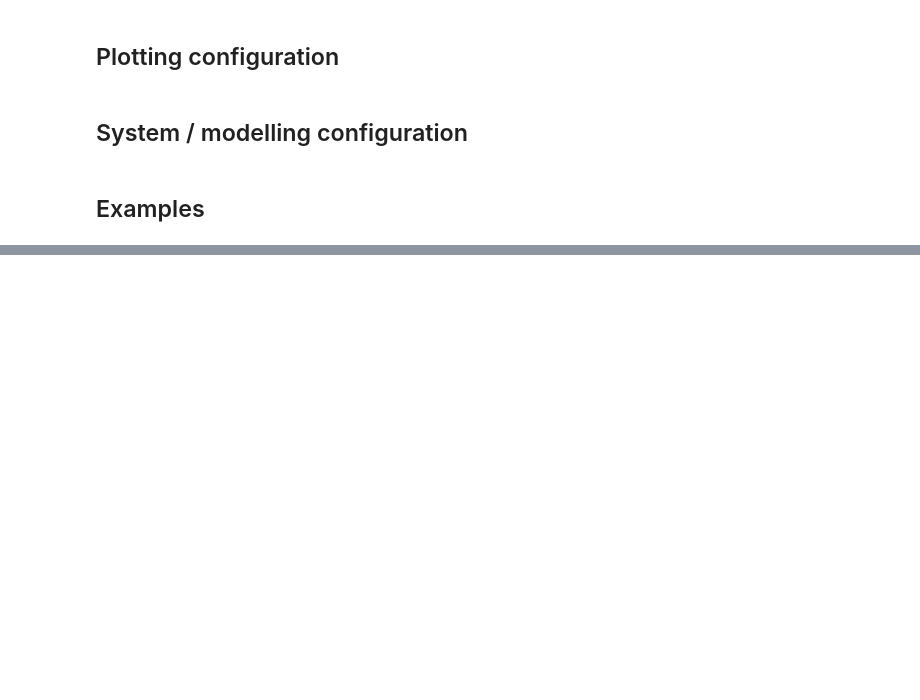
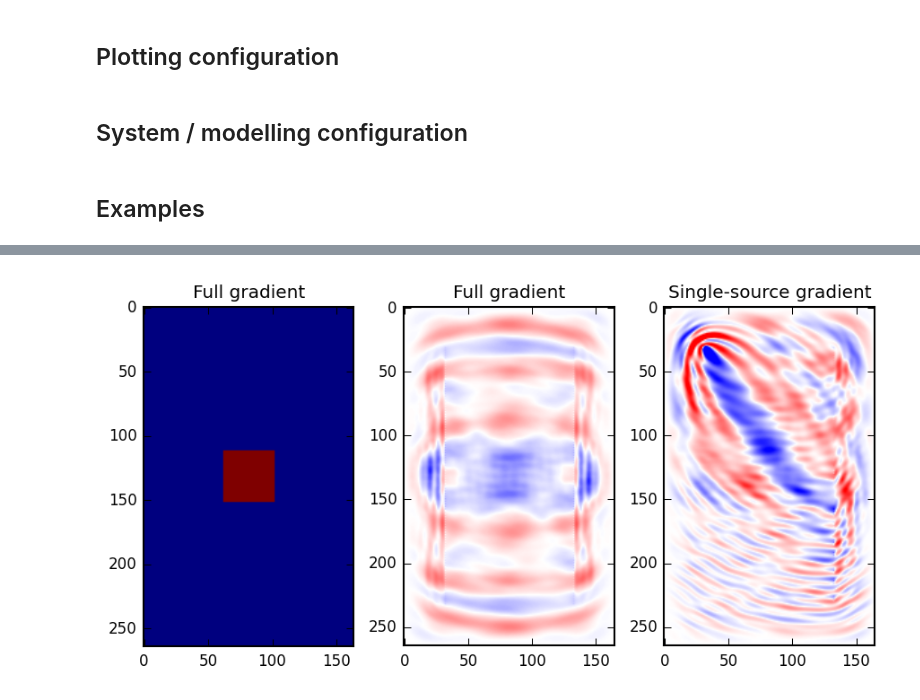
Before and after one commit to uwoseis/zephyr, a Jupyter notebook: New Parallel Tests.ipynb, the cells around one changed output, grey strips where cells are left out. Drawn from its saved outputs; the diff is of its cells as text; code cells hidden in the pictures; blank space fills up the shorter version.

Commit message:
Initial gradient formation for 2.5D problem.

```diff
--- a/New Parallel Tests.ipynb
+++ b/New Parallel Tests.ipynb
@@ -131,0 +142,14 @@ data1.shape
+# %%
+%%time
+fields = []
+data = []
+for isrc in xrange(nsrc):
+    lfield, ldat = forward25D(isrc)
+    fields.append(lfield)
+    data.append(ldat)
+data = np.array(data)
+
+# source receiver
+dFlat = data
+fFlat = fields
+dResid = dFlat - dTrue
@@ -131,0 +159,8 @@ data1.shape
+# %%
+%%time
+grad = []
+for isrc in xrange(nsrc):
+    dR = dResid[isrc,:]
+    grad.append(gradient25D(isrc, dR))
+grad = np.array(grad).reshape((nsrc, nz+1, nx+1))
+gradSum = grad.sum(axis=0)
@@ -131,0 +170,20 @@ data1.shape
+# %%
+clipper = abs(gradSum).max()
+
+fig = plt.figure()
+
+ax1 = fig.add_subplot(1,3,1, aspect=1)
+plt.imshow(c.T, cmap=cm.jet, vmin=velocity, vmax=velocity+vanom)
+plt.title('Full gradient')
+
+ax2 = fig.add_subplot(1,3,2, aspect=1)
+plt.imshow(gradSum.real, cmap=cm.bwr, vmin=-clipper, vmax=clipper)
+plt.title('Full gradient')
+
+ax3 = fig.add_subplot(1,3,3, aspect=1)
+plt.imshow(grad[0].real, cmap=cm.bwr, vmin=-clipper/nsrc, vmax=clipper/nsrc)
+plt.title('Single-source gradient')
+
+fig.tight_layout()
+# %% [output]
+[figure, added]
```
Also changed, not shown: parts of 12 cells of this notebook.
